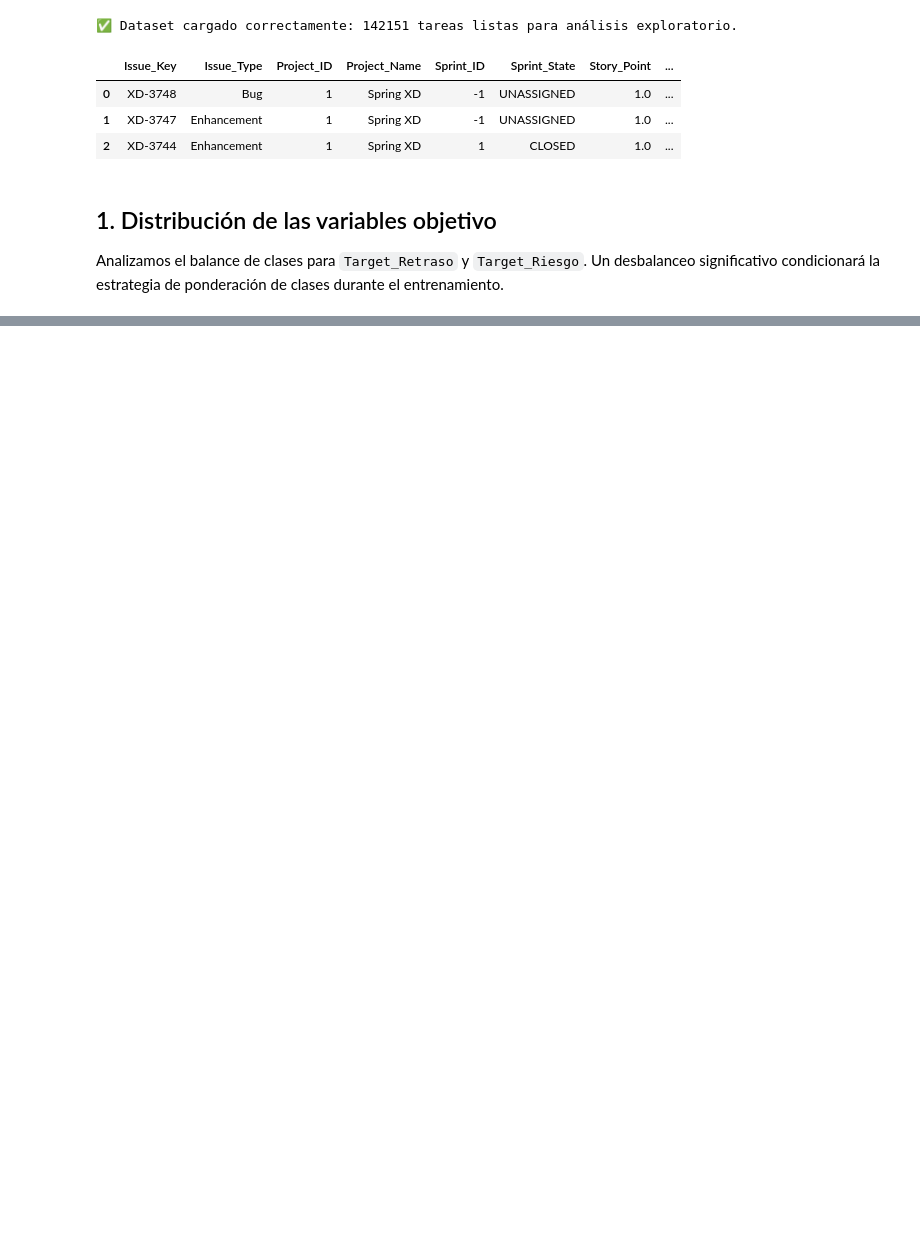
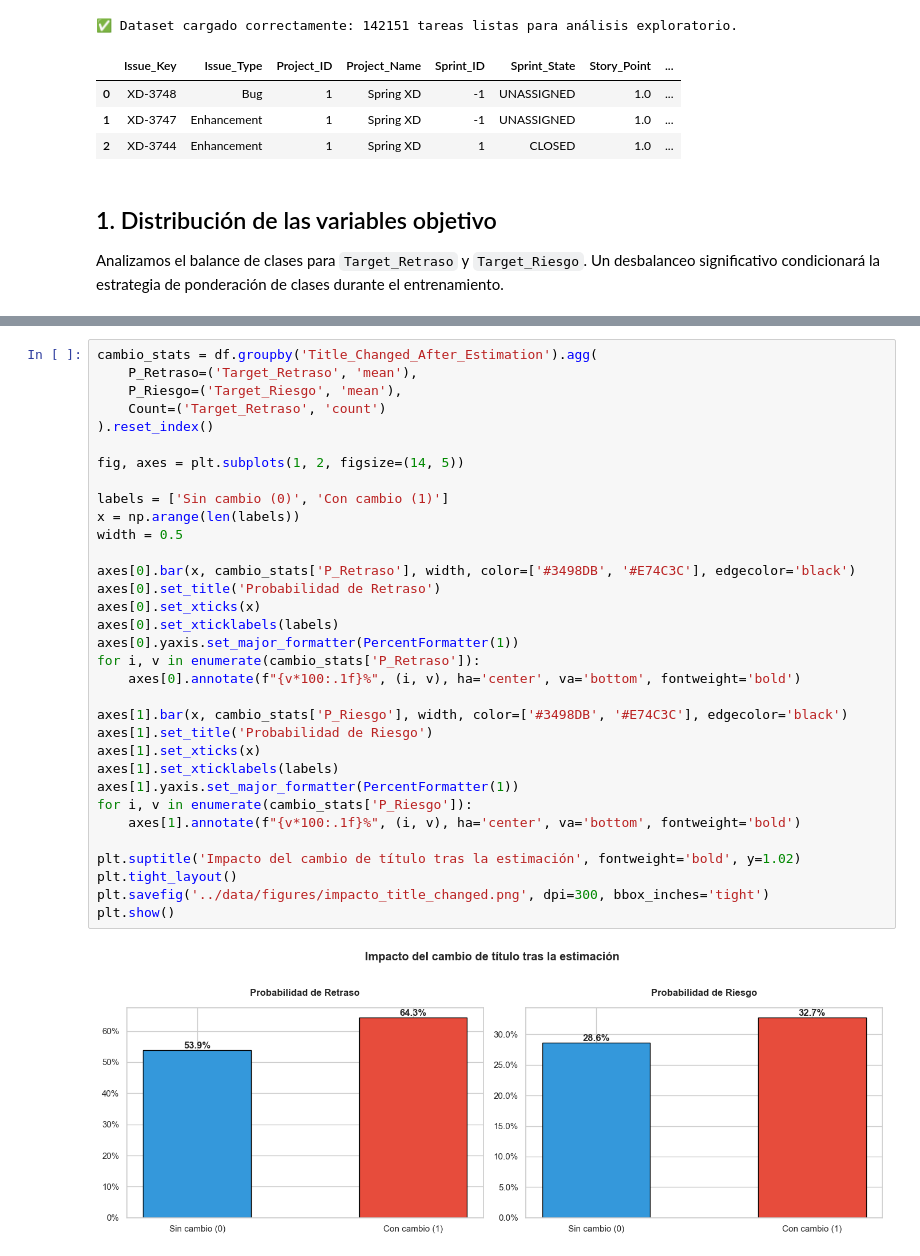
Before and after one commit to TachoPablo2/tfg-ai-pm, a Jupyter notebook: notebooks/03_analisis_exploratorio_EDA.ipynb, the cells around one changed output, grey strips where cells are left out. Saved outputs shown, nothing was run; the diff lists cells and outputs as text; blank space fills up the shorter version.

```diff
--- a/notebooks/03_analisis_exploratorio_EDA.ipynb
+++ b/notebooks/03_analisis_exploratorio_EDA.ipynb
@@ -236,0 +220,35 @@ plt.show()
+# %%
+cambio_stats = df.groupby('Title_Changed_After_Estimation').agg(
+    P_Retraso=('Target_Retraso', 'mean'),
+    P_Riesgo=('Target_Riesgo', 'mean'),
+    Count=('Target_Retraso', 'count')
+).reset_index()
+
+fig, axes = plt.subplots(1, 2, figsize=(14, 5))
+
+labels = ['Sin cambio (0)', 'Con cambio (1)']
+x = np.arange(len(labels))
+width = 0.5
+
+axes[0].bar(x, cambio_stats['P_Retraso'], width, color=['#3498DB', '#E74C3C'], edgecolor='black')
+axes[0].set_title('Probabilidad de Retraso')
+axes[0].set_xticks(x)
+axes[0].set_xticklabels(labels)
+axes[0].yaxis.set_major_formatter(PercentFormatter(1))
+for i, v in enumerate(cambio_stats['P_Retraso']):
+    axes[0].annotate(f"{v*100:.1f}%", (i, v), ha='center', va='bottom', fontweight='bold')
+
+axes[1].bar(x, cambio_stats['P_Riesgo'], width, color=['#3498DB', '#E74C3C'], edgecolor='black')
+axes[1].set_title('Probabilidad de Riesgo')
+axes[1].set_xticks(x)
+axes[1].set_xticklabels(labels)
+axes[1].yaxis.set_major_formatter(PercentFormatter(1))
+for i, v in enumerate(cambio_stats['P_Riesgo']):
+    axes[1].annotate(f"{v*100:.1f}%", (i, v), ha='center', va='bottom', fontweight='bold')
+
+plt.suptitle('Impacto del cambio de título tras la estimación', fontweight='bold', y=1.02)
+plt.tight_layout()
+plt.savefig('../data/figures/impacto_title_changed.png', dpi=300, bbox_inches='tight')
+plt.show()
+# %% [output]
+[figure, added]
```
Also changed, not shown: parts of 15 cells of this notebook.
